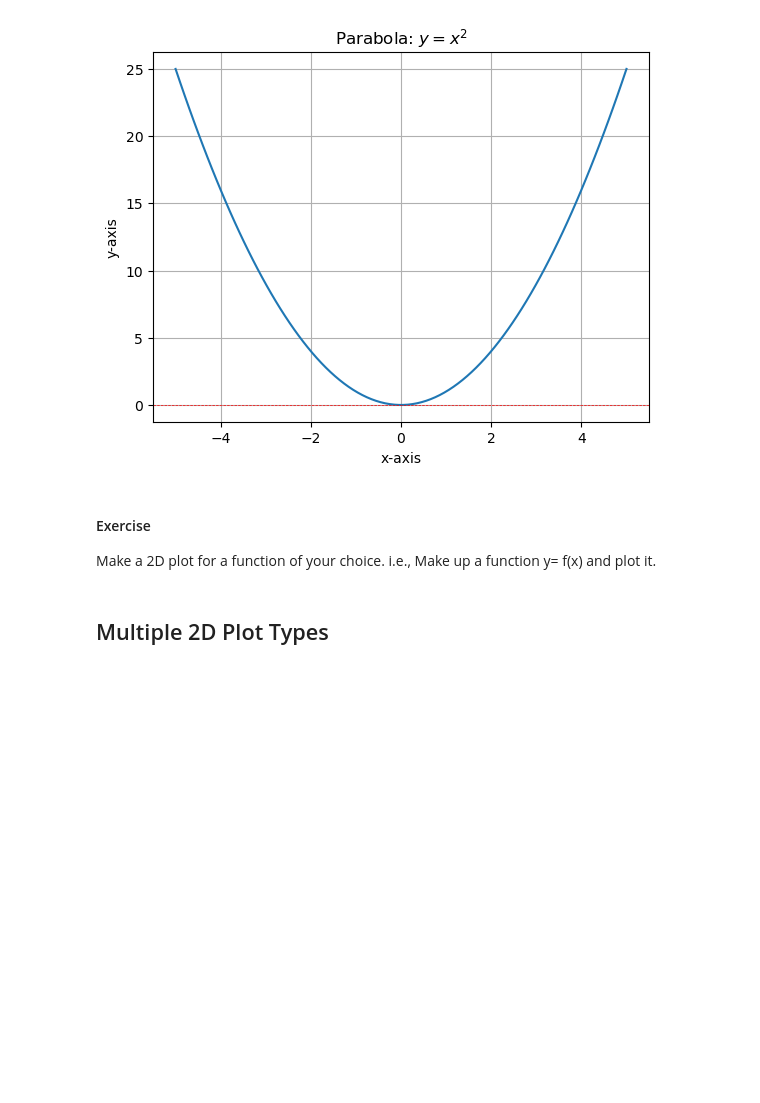
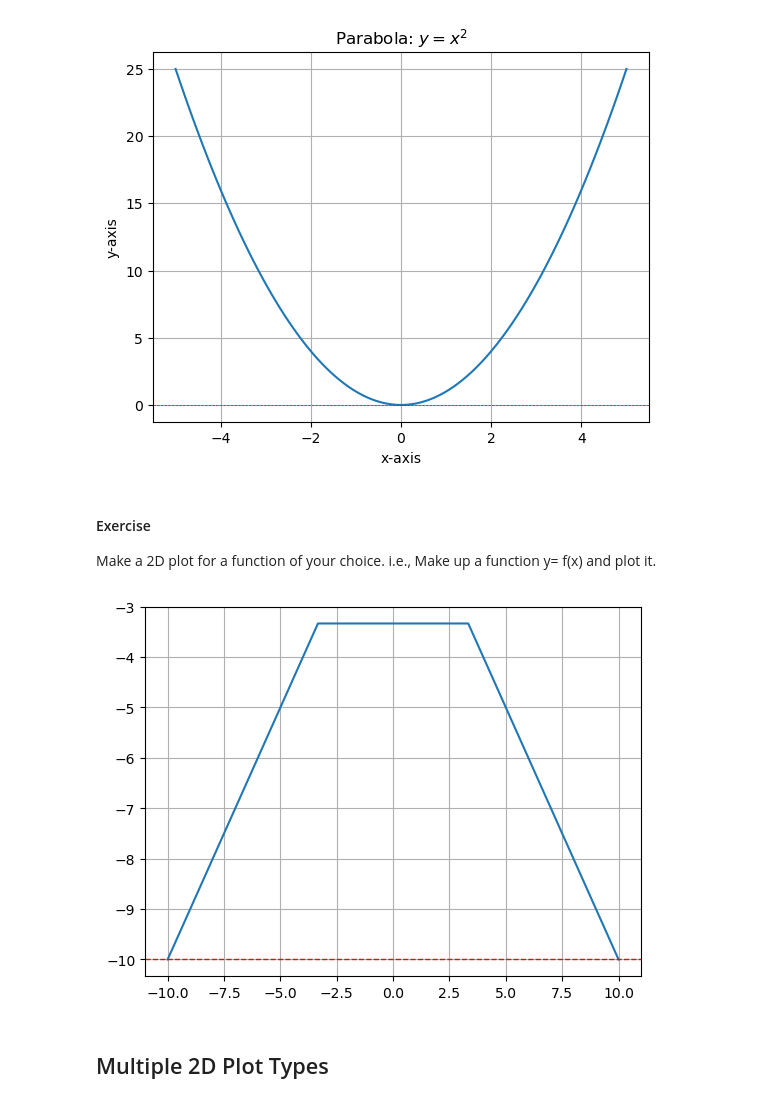
Before and after one commit to bruce179012-byte/MEGR2810-Jupyter-Notebook, a Jupyter notebook: Lecture 6_python_plotting.ipynb, the cells around one changed output. Saved outputs shown, nothing was run; the diff lists cells and outputs as text; code cells hidden in the pictures; blank space fills up the shorter version.

Commit message:
Basic 2D Plotting

```diff
--- a/Lecture 6_python_plotting.ipynb
+++ b/Lecture 6_python_plotting.ipynb
@@ -292,6 +293,18 @@ plt.show()
 Make a 2D plot for a function of your choice. i.e., Make up a function y= f(x) and plot it.
 # %%
 # Your code here
+import matplotlib.pyplot as plt
+import numpy as np
+x = np.linspace(-10, 10, 4)
+y = -abs(x)
+plt.plot(x,y)
+plt.axhline(-10, color='red',linewidth=1, ls='--')
+plt.grid()
+plt.show()
+# funny trapezoid
+# created a linspace array from -10 to 10 out of 4 elements, y is the negative absolute value of that linspace array, which I then plotted.
+# %% [output]
+[figure, added]
 # %% [markdown]
 ## Multiple 2D Plot Types
 # %%
```
Also changed, not shown: parts of 1 cell of this notebook.
